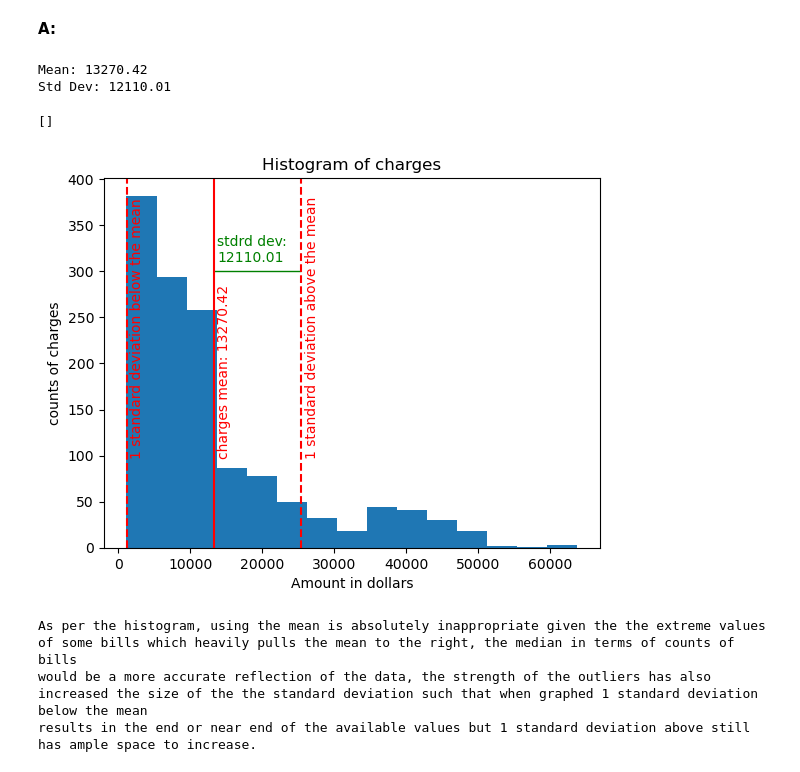
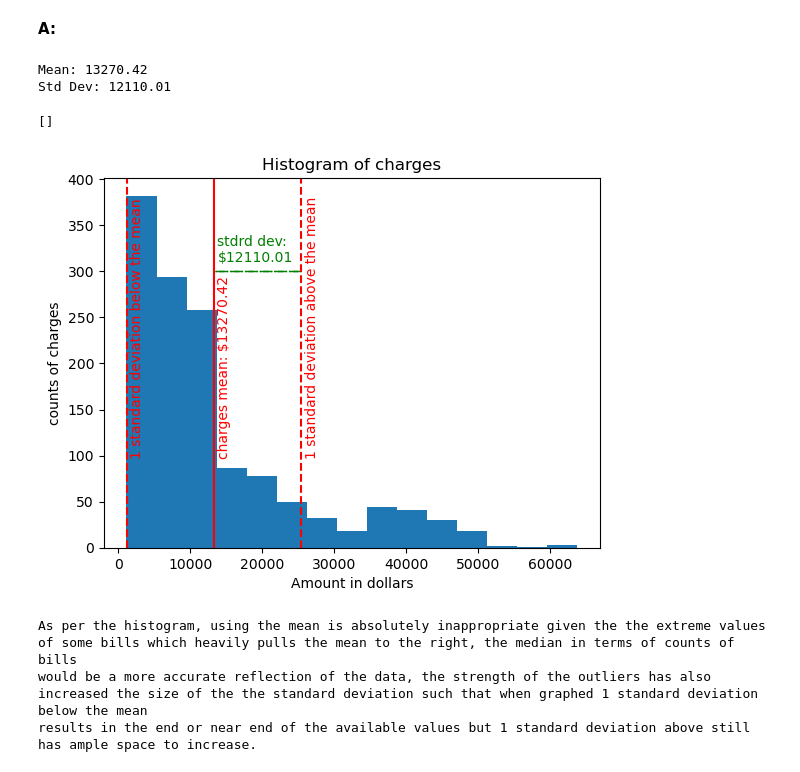
Before and after one commit to vanslykeaudio/SpringBoardDataScience, a Jupyter notebook: Frequentist Case Study/Frequentist Inference Case Study - Part B (2).ipynb, the cells around one changed output. Drawn from its saved outputs; the diff is of its cells as text; code cells hidden in the pictures.

Commit message:
refined the graphic

```diff
--- a/Frequentist Case Study/Frequentist Inference Case Study - Part B (2).ipynb
+++ b/Frequentist Case Study/Frequentist Inference Case Study - Part B (2).ipynb
@@ -54,29 +54,29 @@ __A:__
 # %%
 charges_mean = medical['charges'].mean()
 charges_std = medical['charges'].std()
 
 print(f'Mean: {round(charges_mean, 2)}')
 print(f'Std Dev: {round(charges_std, 2)}')
 
 ax = medical.hist('charges', bins = 15)
 plt.grid(visible=None)
 plt.xlabel("Amount in dollars")
 plt.ylabel("counts of charges")
 plt.title("Histogram of charges")
-plt.arrow(x=charges_mean, y=300, dx=charges_std, dy=0, color='g')
-plt.text(x=charges_mean + 500, y= 310, s='stdrd dev:\n' + str(round(charges_std, 2)), color='g')
+plt.arrow(x=charges_mean, y=300, dx=charges_std, dy=0, color='g', ls='-.')
+plt.text(x=charges_mean + 500, y= 310, s='stdrd dev:\n' + '$' + str(round(charges_std, 2)), color='g')
 plt.axvline(charges_mean, color='r')
-plt.text(charges_mean + 500, 100, 'charges mean: ' + str(round(charges_mean, 2)), rotation=90, color = 'r')
+plt.text(charges_mean + 500, 100, 'charges mean: ' + '$' + str(round(charges_mean, 2)), rotation=90, color = 'r')
 plt.axvline(charges_mean + charges_std, color='r', linestyle='--')
 plt.text(charges_mean + charges_std + 500, 100, '1 standard deviation above the mean', rotation=90, color = 'r')
 plt.axvline(charges_mean - charges_std, color='r', linestyle='--')
 plt.text(charges_mean - charges_std + 500, 100, '1 standard deviation below the mean', rotation=90, color = 'r')
 plt.plot()
 # %% [output]
 Mean: 13270.42
 Std Dev: 12110.01
 []
-[figure, old version]
+[figure, new version]
 # %%
 
 print("As per the histogram, using the mean is absolutely inappropriate given the the extreme values of some bills which heavily pulls the mean to the right, the median in terms of counts of bills\nwould be a more accurate reflection of the data, the strength of the outliers has also increased the size of the the standard deviation such that when graphed 1 standard deviation below the mean\nresults in the end or near end of the available values but 1 standard deviation above still has ample space to increase.")
```
